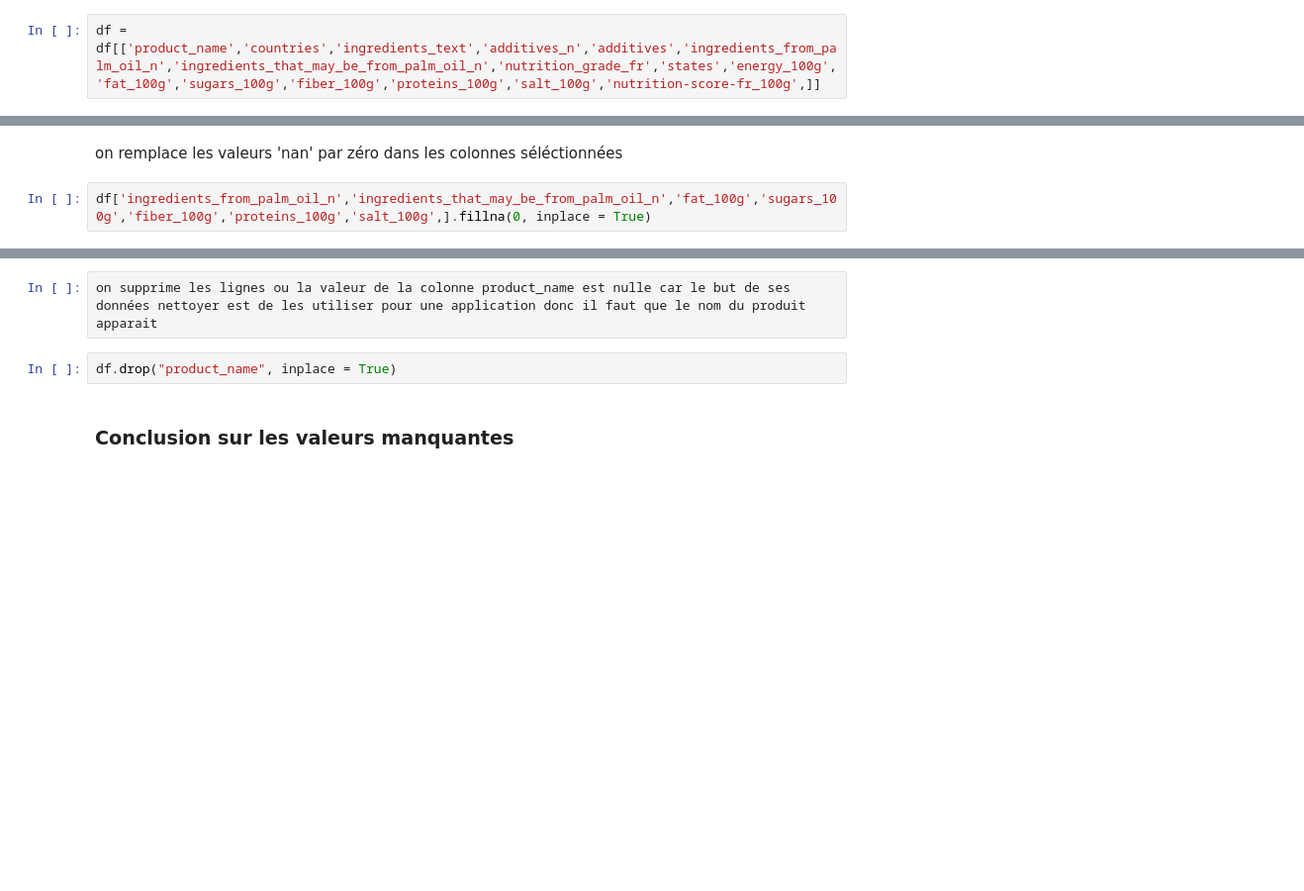
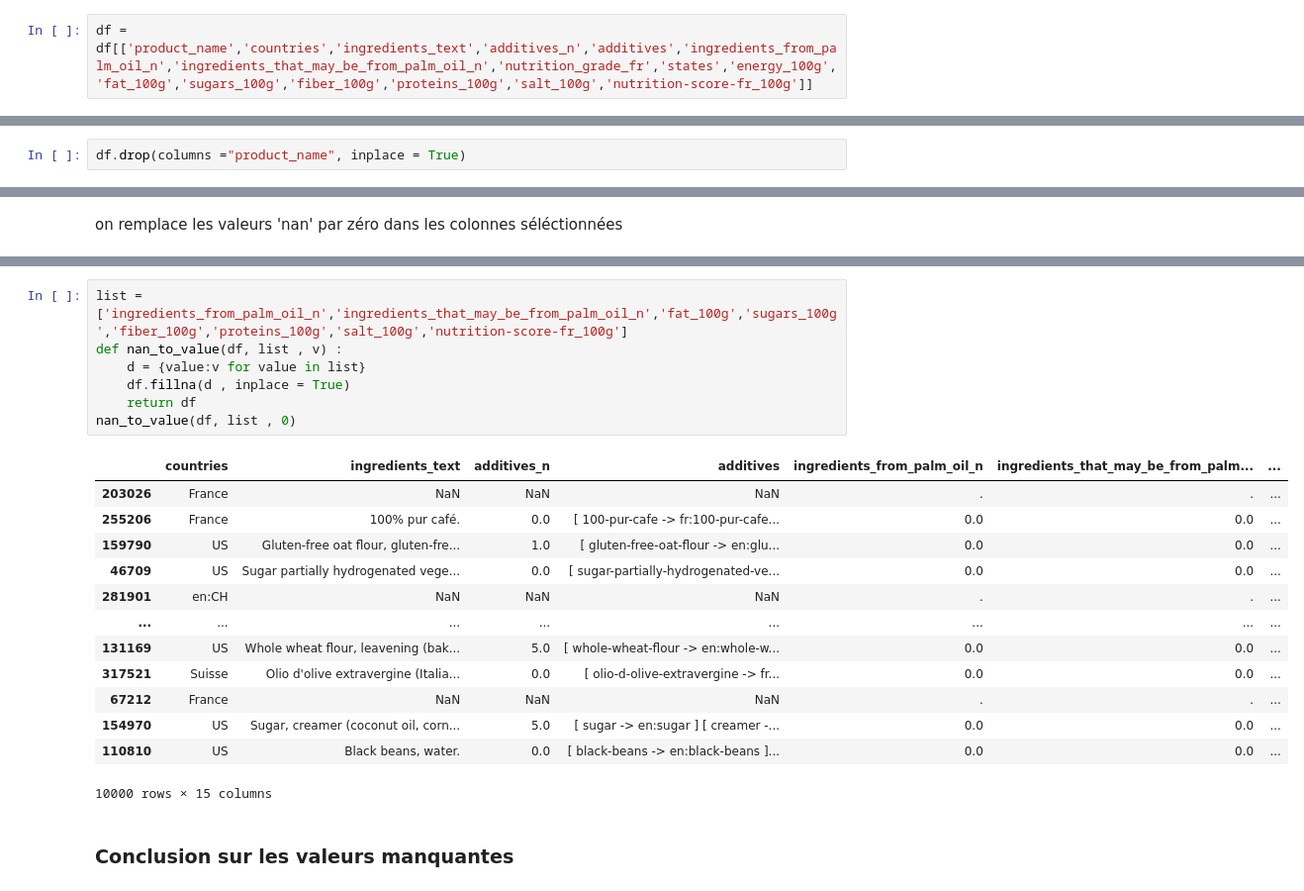
Before and after one commit to KevinB-a/Food_facts, a Jupyter notebook: notebook/data_cleaning.ipynb, the cells around one changed output, grey strips where cells are left out. Shown: that part at 99% size. Drawn from its saved outputs; the diff is of its cells as text; blank space fills up the shorter version.

```diff
--- a/notebook/data_cleaning.ipynb
+++ b/notebook/data_cleaning.ipynb
@@ -63,7 +63,7 @@ Je choisis uniquement les colonnes qui pourraient m'être utiles pour mon étude
 # %% [markdown]
 ## 2. Valeurs manquantes
 # %%
-df = df[['product_name','countries','ingredients_text','additives_n','additives','ingredients_from_palm_oil_n','ingredients_that_may_be_from_palm_oil_n','nutrition_grade_fr','states','energy_100g','fat_100g','sugars_100g','fiber_100g','proteins_100g','salt_100g','nutrition-score-fr_100g',]]
+df = df[['product_name','countries','ingredients_text','additives_n','additives','ingredients_from_palm_oil_n','ingredients_that_may_be_from_palm_oil_n','nutrition_grade_fr','states','energy_100g','fat_100g','sugars_100g','fiber_100g','proteins_100g','salt_100g','nutrition-score-fr_100g']]
 # %%
 print(df.isnull().sum())
 print(df.shape)
@@ -115,0 +95,2 @@ Comme il y a trop de valeur unique différente pour Product_name, je ne peux rem
+# %%
+df.drop(columns ="product_name", inplace = True)
@@ -161,4 +144,2 @@ Name: proteins_100g, Length: 896, dtype: int64
 # %% [markdown]
 on remplace les valeurs 'nan' par zéro dans les colonnes séléctionnées
-# %%
-df['ingredients_from_palm_oil_n','ingredients_that_may_be_from_palm_oil_n','fat_100g','sugars_100g','fiber_100g','proteins_100g','salt_100g',].fillna(0, inplace = True)
@@ -179,7 +146,24 @@ Name: proteins_100g, Length: 10000, dtype: float64
-# %%
-on supprime les lignes ou la valeur de la colonne product_name est nulle car le but de ses données nettoyer est de les utiliser pour une application donc il faut que le nom du produit apparait
-# %%
-df.drop("product_name", inplace = True)
+# %%
+list = ['ingredients_from_palm_oil_n','ingredients_that_may_be_from_palm_oil_n','fat_100g','sugars_100g','fiber_100g','proteins_100g','salt_100g','nutrition-score-fr_100g']
+def nan_to_value(df, list , v) :
+    d = {value:v for value in list}
+    df.fillna(d , inplace = True)
+    return df
+nan_to_value(df, list , 0)
+# %% [output]
+|  | countries | ingredients_text | additives_n | additives | ingredients_from_palm_oil_n | ingredients_that_may_be_from_palm... | ... |
+| 203026 | France | NaN | NaN | NaN | . | . | ... |
+| 255206 | France | 100% pur café. | 0.0 | [ 100-pur-cafe -> fr:100-pur-cafe... | 0.0 | 0.0 | ... |
+| 159790 | US | Gluten-free oat flour, gluten-fre... | 1.0 | [ gluten-free-oat-flour -> en:glu... | 0.0 | 0.0 | ... |
+| 46709 | US | Sugar partially hydrogenated vege... | 0.0 | [ sugar-partially-hydrogenated-ve... | 0.0 | 0.0 | ... |
+| 281901 | en:CH | NaN | NaN | NaN | . | . | ... |
+| ... | ... | ... | ... | ... | ... | ... | ... |
+| 131169 | US | Whole wheat flour, leavening (bak... | 5.0 | [ whole-wheat-flour -> en:whole-w... | 0.0 | 0.0 | ... |
+| 317521 | Suisse | Olio d'olive extravergine (Italia... | 0.0 | [ olio-d-olive-extravergine -> fr... | 0.0 | 0.0 | ... |
+| 67212 | France | NaN | NaN | NaN | . | . | ... |
+| 154970 | US | Sugar, creamer (coconut oil, corn... | 5.0 | [ sugar -> en:sugar ] [ creamer -... | 0.0 | 0.0 | ... |
+| 110810 | US | Black beans, water. | 0.0 | [ black-beans -> en:black-beans ]... | 0.0 | 0.0 | ... |
+10000 rows × 15 columns
 # %% [markdown]
 ### Conclusion sur les valeurs manquantes
 # %% [markdown]
```
Also changed, not shown: parts of 18 cells of this notebook, 1 other file.
